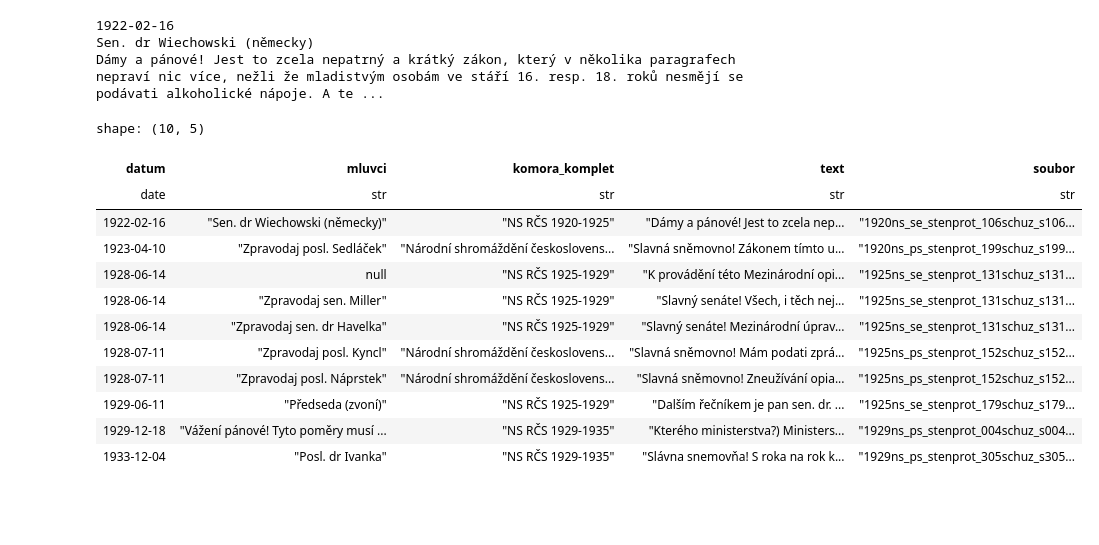
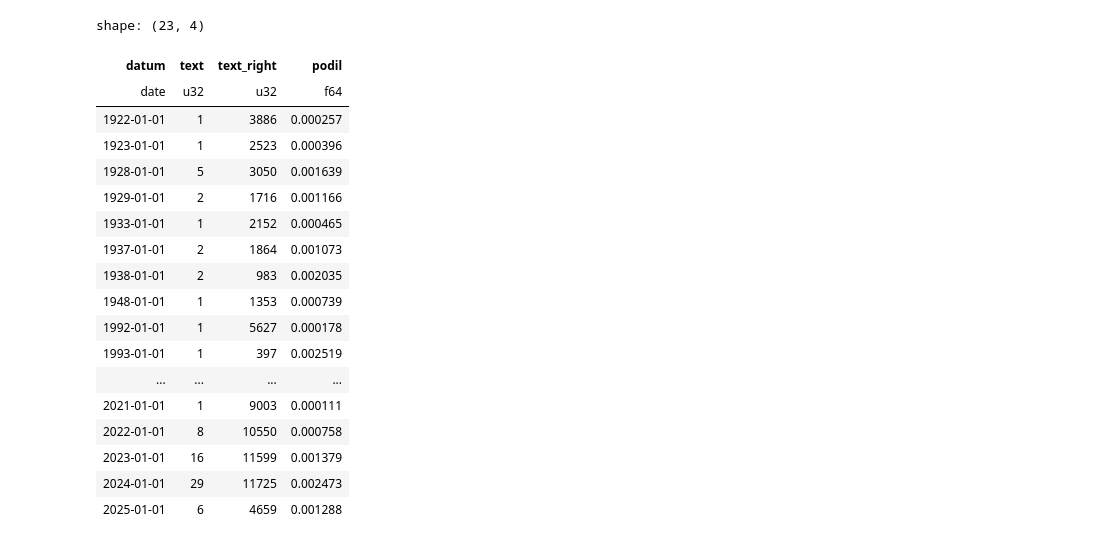
Before and after one commit to DataRozhlas/stenoprotokoly, a Jupyter notebook: 100_explorace.ipynb, the cells around one changed output. Drawn from its saved outputs; the diff is of its cells as text; code cells hidden in the pictures; blank space fills up the shorter version.

```diff
--- a/100_explorace.ipynb
+++ b/100_explorace.ipynb
@@ -729,24 +727,27 @@ alt.Chart(
 # %% [output]
 [interactive output not drawn]
 # %%
-hledani("kokain")
+vyvoj("kokain")
 # %% [output]
-1922-02-16
-Sen. dr Wiechowski (německy)
-Dámy a pánové! Jest to zcela nepatrný a krátký zákon, který v několika paragrafech nepraví nic více, nežli že mladistvým osobám ve stáří 16. resp. 18. roků nesmějí se podávati alkoholické nápoje. A te ...
+shape: (23, 4)
-shape: (10, 5)
-| datum | mluvci | komora_komplet | text | soubor |
-| date | str | str | str | str |
-| 1922-02-16 | "Sen. dr Wiechowski (německy)" | "NS RČS 1920-1925" | "Dámy a pánové! Jest to zcela nep... | "1920ns_se_stenprot_106schuz_s106... |
-| 1923-04-10 | "Zpravodaj posl. Sedláček" | "Národní shromáždění českoslovens... | "Slavná sněmovno! Zákonem tímto u... | "1920ns_ps_stenprot_199schuz_s199... |
-| 1928-06-14 | null | "NS RČS 1925-1929" | "K provádění této Mezinárodní opi... | "1925ns_se_stenprot_131schuz_s131... |
-| 1928-06-14 | "Zpravodaj sen. Miller" | "NS RČS 1925-1929" | "Slavný senáte! Všech, i těch nej... | "1925ns_se_stenprot_131schuz_s131... |
-| 1928-06-14 | "Zpravodaj sen. dr Havelka" | "NS RČS 1925-1929" | "Slavný senáte! Mezinárodní úprav... | "1925ns_se_stenprot_131schuz_s131... |
-| 1928-07-11 | "Zpravodaj posl. Kyncl" | "Národní shromáždění českoslovens... | "Slavná sněmovno! Mám podati zprá... | "1925ns_ps_stenprot_152schuz_s152... |
-| 1928-07-11 | "Zpravodaj posl. Náprstek" | "Národní shromáždění českoslovens... | "Slavná sněmovno! Zneužívání opia... | "1925ns_ps_stenprot_152schuz_s152... |
-| 1929-06-11 | "Předseda (zvoní)" | "NS RČS 1925-1929" | "Dalším řečníkem je pan sen. dr. ... | "1925ns_se_stenprot_179schuz_s179... |
-| 1929-12-18 | "Vážení pánové! Tyto poměry musí ... | "NS RČS 1929-1935" | "Kterého ministerstva?) Ministers... | "1929ns_ps_stenprot_004schuz_s004... |
-| 1933-12-04 | "Posl. dr Ivanka" | "NS RČS 1929-1935" | "Slávna snemovňa! S roka na rok k... | "1929ns_ps_stenprot_305schuz_s305... |
+| datum | text | text_right | podil |
+| date | u32 | u32 | f64 |
+| 1922-01-01 | 1 | 3886 | 0.000257 |
+| 1923-01-01 | 1 | 2523 | 0.000396 |
+| 1928-01-01 | 5 | 3050 | 0.001639 |
+| 1929-01-01 | 2 | 1716 | 0.001166 |
+| 1933-01-01 | 1 | 2152 | 0.000465 |
+| 1937-01-01 | 2 | 1864 | 0.001073 |
+| 1938-01-01 | 2 | 983 | 0.002035 |
+| 1948-01-01 | 1 | 1353 | 0.000739 |
+| 1992-01-01 | 1 | 5627 | 0.000178 |
+| 1993-01-01 | 1 | 397 | 0.002519 |
+| ... | ... | ... | ... |
+| 2021-01-01 | 1 | 9003 | 0.000111 |
+| 2022-01-01 | 8 | 10550 | 0.000758 |
+| 2023-01-01 | 16 | 11599 | 0.001379 |
+| 2024-01-01 | 29 | 11725 | 0.002473 |
+| 2025-01-01 | 6 | 4659 | 0.001288 |
 # %%
 alt.Chart(
     vyvoj(r"[Pp]ervitin").filter(pl.col('datum').dt.year() >= 1918).to_pandas()
```
Also changed, not shown: parts of 47 cells of this notebook, 4 other files.
